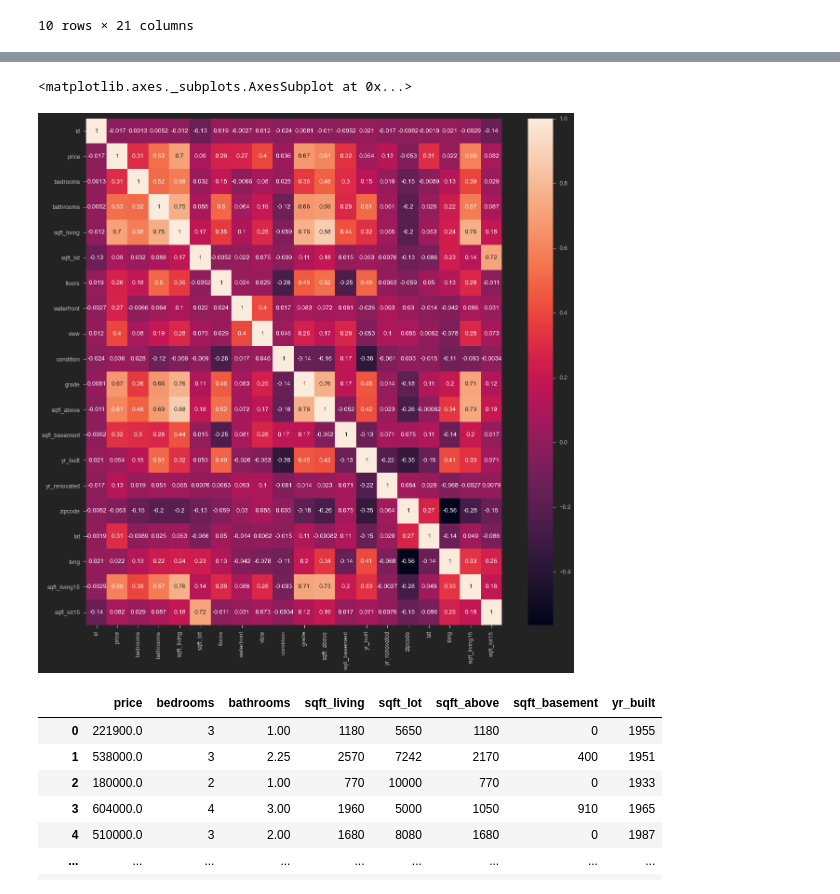
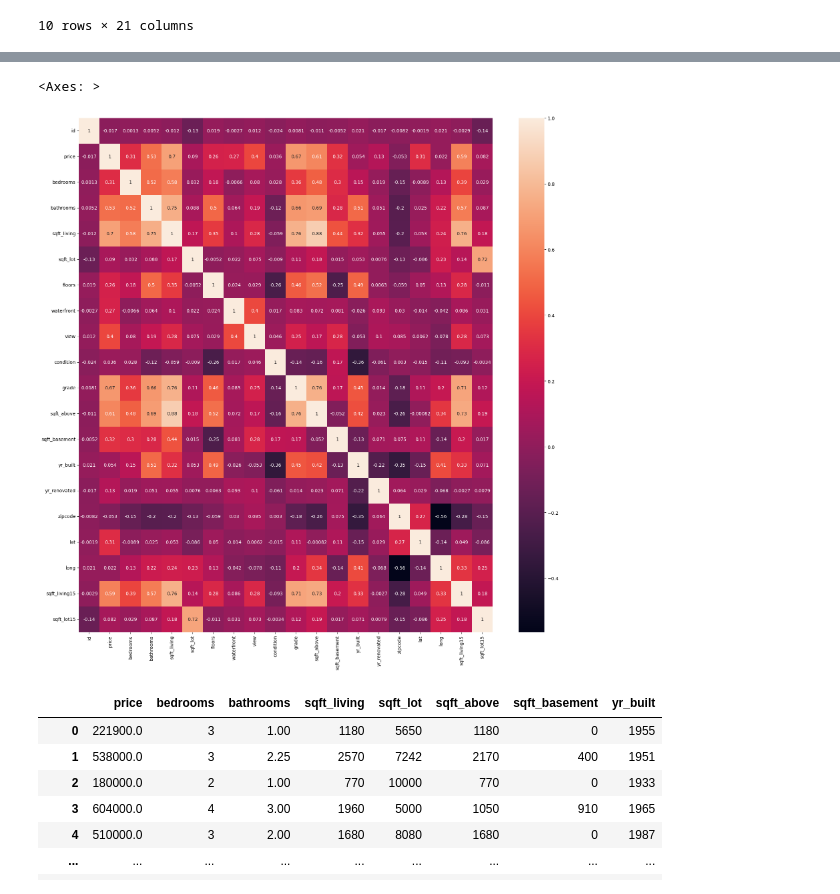
Before and after one commit to rupin-gore/Real_Estate_Price_Prediction, a Jupyter notebook: Real Estate Price Prediction Notebook.ipynb, the cells around one changed output, grey strips where cells are left out. Saved outputs shown, nothing was run; the diff lists cells and outputs as text; code cells hidden in the pictures.

```diff
--- a/Real Estate Price Prediction Notebook.ipynb
+++ b/Real Estate Price Prediction Notebook.ipynb
@@ -76,7 +109,7 @@ memory usage: 3.5+ MB
 # %%
 f, ax = plt.subplots(figsize = (20, 20))
-sns.heatmap(house_df.corr(), annot = True)
+sns.heatmap(house_df.select_dtypes(include=[np.number]).corr(), annot = True)
 # %% [output]
-<matplotlib.axes._subplots.AxesSubplot at 0x...>
+<Axes: >
-[figure, old version]
+[figure, new version]
 # %%
```
Also changed, not shown: parts of 44 cells of this notebook.
